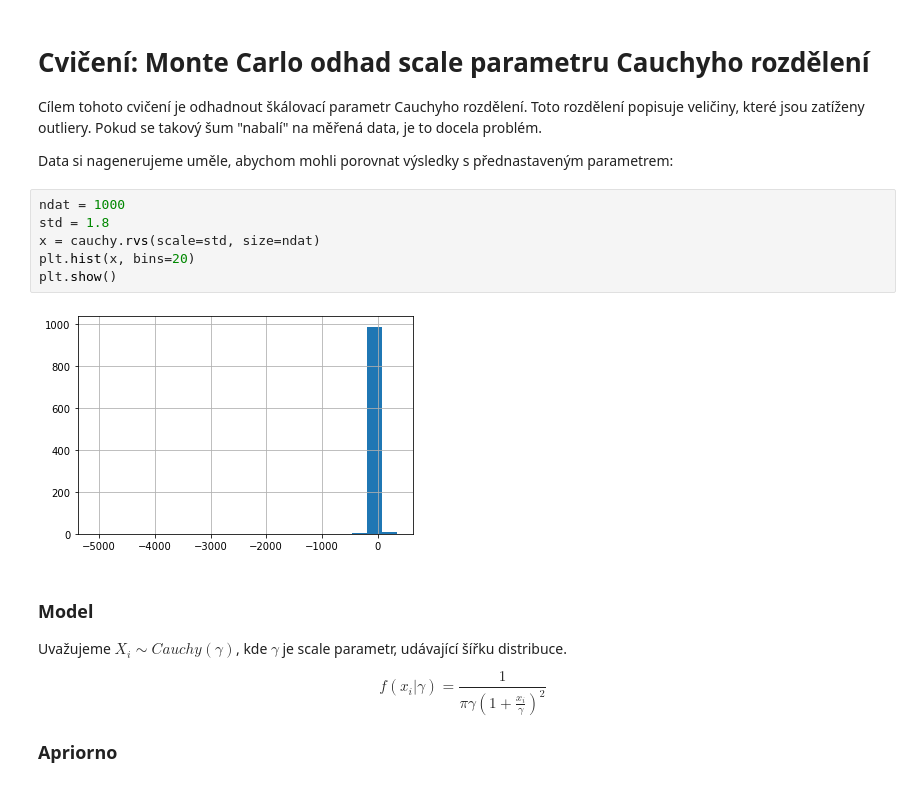
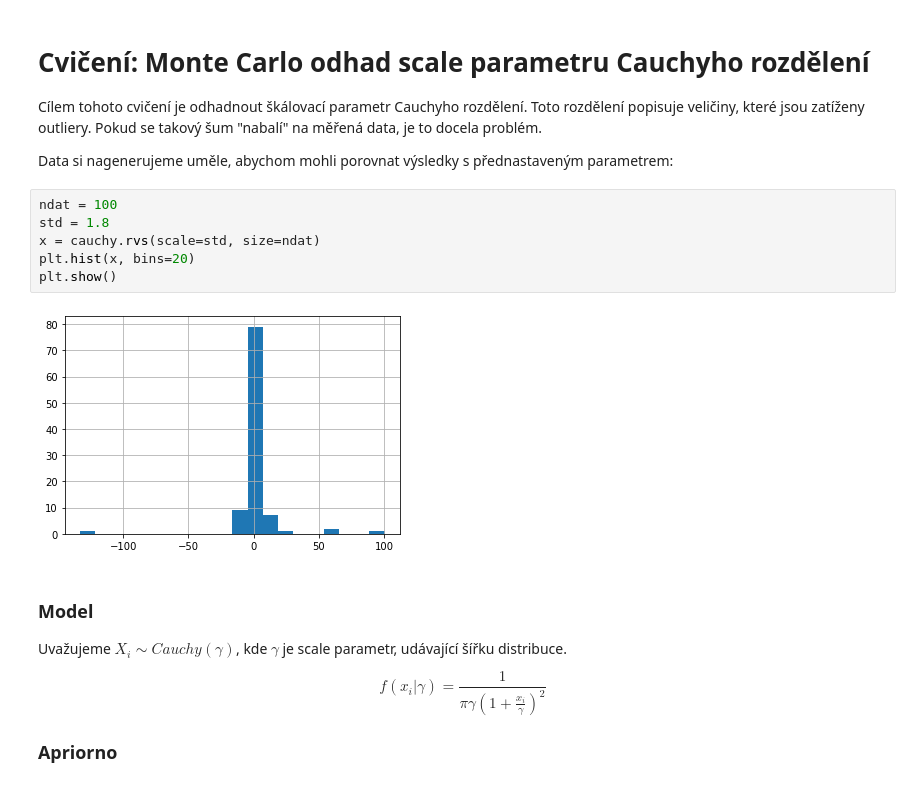
Before and after one commit to TaIos/bml, a Jupyter notebook: cviceni/Cviceni-rejection-sampling.ipynb, the cells around one changed output. Saved outputs shown, nothing was run; the diff lists cells and outputs as text.

```diff
--- a/cviceni/Cviceni-rejection-sampling.ipynb
+++ b/cviceni/Cviceni-rejection-sampling.ipynb
@@ -9,13 +9,13 @@ Cílem tohoto cvičení je odhadnout škálovací parametr Cauchyho rozdělení.
 
 Data si nagenerujeme uměle, abychom mohli porovnat výsledky s přednastaveným parametrem:
 # %%
-ndat = 1000
+ndat = 100
 std = 1.8
 x = cauchy.rvs(scale=std, size=ndat)
 plt.hist(x, bins=20)
 plt.show()
 # %% [output]
-[figure, old version]
+[figure, new version]
 # %% [markdown]
 ### Model
 Uvažujeme $X_i \sim \mathit{Cauchy}(\gamma)$, kde $\gamma$ je scale parametr, udávající šířku distribuce.
```
Also changed, not shown: parts of 5 cells of this notebook.
